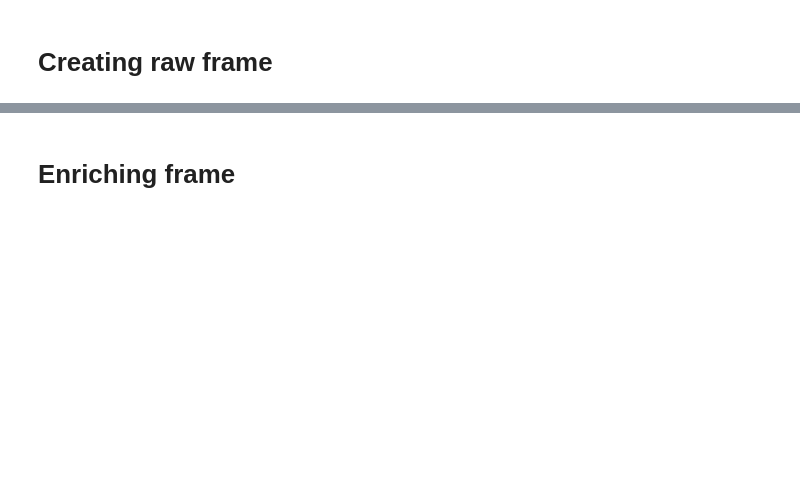
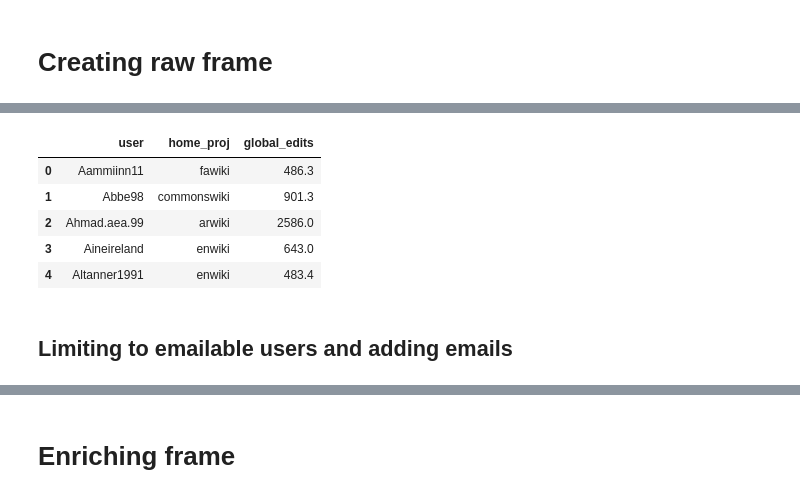
Before and after one commit to wikimedia-research/Community-Insights-sampling, a Jupyter notebook: sampling-frame.ipynb, the cells around one changed output, grey strips where cells are left out. Drawn from its saved outputs; the diff is of its cells as text; code cells hidden in the pictures; blank space fills up the shorter version.

```diff
--- a/sampling-frame.ipynb
+++ b/sampling-frame.ipynb
@@ -157,0 +115,17 @@ user_email.to_csv("data/interim/user-email.tsv", sep = "\t", index = False)
+# %%
+raw_frame = wmf.spark.run(frame_query)
+# %%
+raw_frame = raw_frame.assign(
+  global_edits=lambda df: df["global_edits"].astype("float")
+)
+
+raw_frame.head()
+# %% [output]
+|  | user | home_proj | global_edits |
+| 0 | Aammiinn11 | fawiki | 486.3 |
+| 1 | Abbe98 | commonswiki | 901.3 |
+| 2 | Ahmad.aea.99 | arwiki | 2586.0 |
+| 3 | Aineireland | enwiki | 643.0 |
+| 4 | Altanner1991 | enwiki | 483.4 |
+# %% [markdown]
+## Limiting to emailable users and adding emails
```
Also changed, not shown: parts of 31 cells of this notebook, 1 other file.
